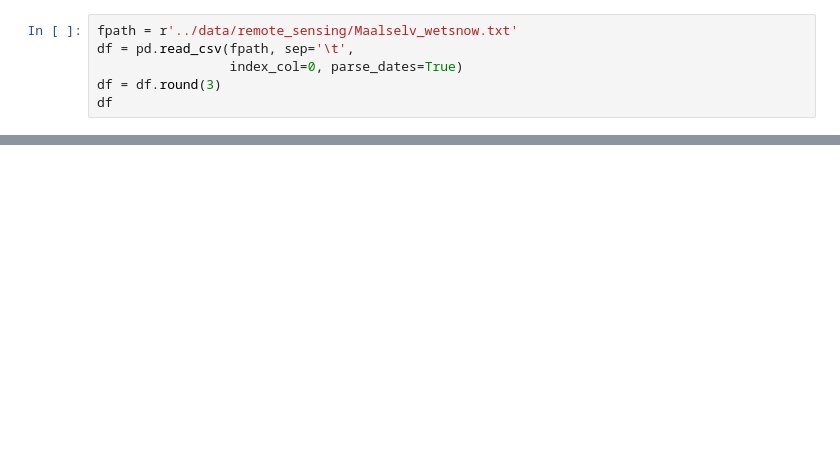
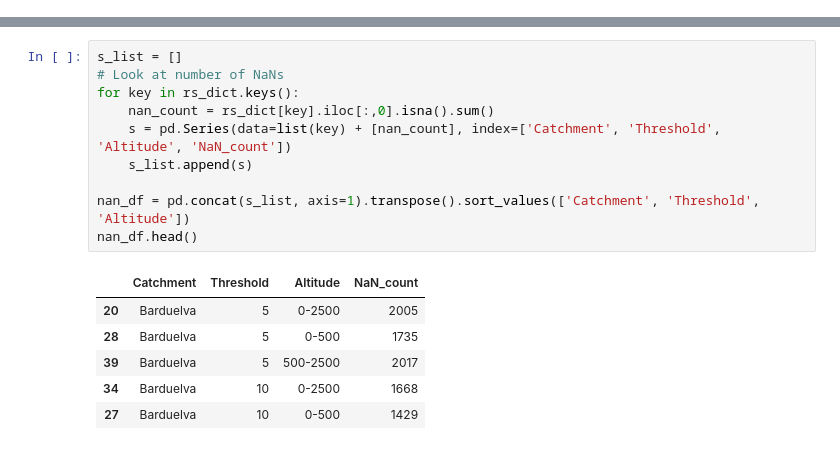
Before and after one commit to NIVANorge/maalselva, a Jupyter notebook: 2022_FLLINK/code/explore_wetsnow_ts.ipynb, the cells around one changed output, grey strips where cells are left out. Drawn from its saved outputs; the diff is of its cells as text; blank space fills up the shorter version.

```diff
--- a/2022_FLLINK/code/explore_wetsnow_ts.ipynb
+++ b/2022_FLLINK/code/explore_wetsnow_ts.ipynb
@@ -4,6 +6,0 @@ import matplotlib.pyplot as plt
-# %%
-fpath = r'../data/remote_sensing/Maalselv_wetsnow.txt'
-df = pd.read_csv(fpath, sep='\t',
-                 index_col=0, parse_dates=True)
-df = df.round(3)
-df
@@ -47,0 +62,17 @@ plt.savefig(r'../figures/snowcover/snowcover_ts.png')
+# %%
+s_list = []
+# Look at number of NaNs
+for key in rs_dict.keys():
+    nan_count = rs_dict[key].iloc[:,0].isna().sum()
+    s = pd.Series(data=list(key) + [nan_count], index=['Catchment', 'Threshold', 'Altitude', 'NaN_count'])
+    s_list.append(s)
+
+nan_df = pd.concat(s_list, axis=1).transpose().sort_values(['Catchment', 'Threshold', 'Altitude'])
+nan_df.head()
+# %% [output]
+|  | Catchment | Threshold | Altitude | NaN_count |
+| 20 | Barduelva | 5 | 0-2500 | 2005 |
+| 28 | Barduelva | 5 | 0-500 | 1735 |
+| 39 | Barduelva | 5 | 500-2500 | 2017 |
+| 34 | Barduelva | 10 | 0-2500 | 1668 |
+| 27 | Barduelva | 10 | 0-500 | 1429 |
```
Also changed, not shown: parts of 22 cells of this notebook, 58 other files.
